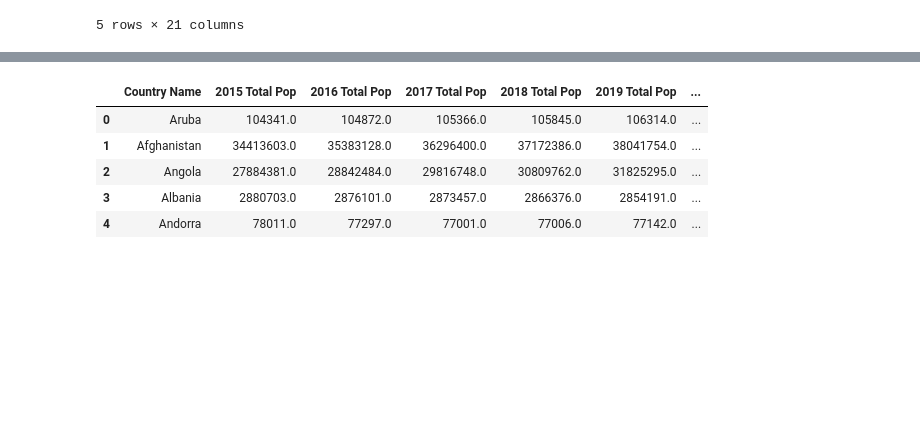
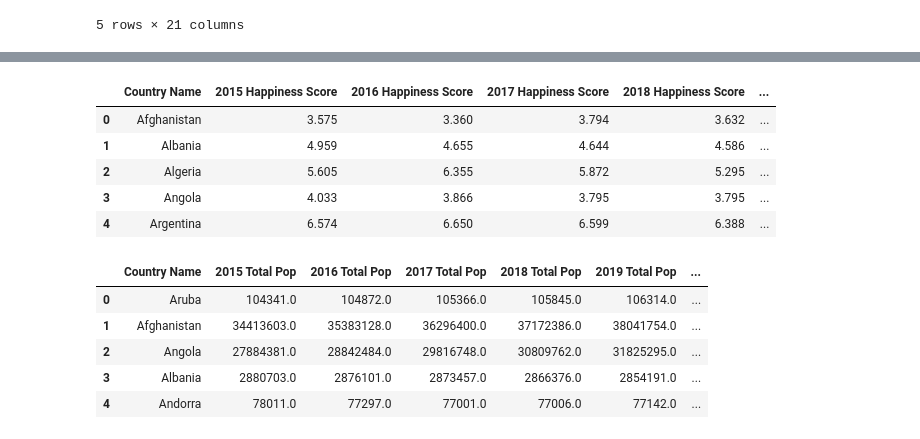
Before and after one commit to patpetrus/project-1-group-5, a Jupyter notebook: ocean_data/merge.ipynb, the cells around one changed output, grey strips where cells are left out. Cells and saved outputs as stored; diff of their text form; code cells hidden in the pictures; blank space fills up the shorter version.

```diff
--- a/ocean_data/merge.ipynb
+++ b/ocean_data/merge.ipynb
@@ -69,3 +82,14 @@ gov_expend_df.head()
+# %%
+# Import world happiness CSV
+whs_df = pd.read_csv(whs_path)
+whs_df.head()
+# %% [output]
+|  | Country Name | 2015 Happiness Score | 2016 Happiness Score | 2017 Happiness Score | 2018 Happiness Score | ... |
+| 0 | Afghanistan | 3.575 | 3.360 | 3.794 | 3.632 | ... |
+| 1 | Albania | 4.959 | 4.655 | 4.644 | 4.586 | ... |
+| 2 | Algeria | 5.605 | 6.355 | 5.872 | 5.295 | ... |
+| 3 | Angola | 4.033 | 3.866 | 3.795 | 3.795 | ... |
+| 4 | Argentina | 6.574 | 6.650 | 6.599 | 6.388 | ... |
 # %%
 # Merge pop/unemployment and GDP Dataframes
 pop_unemployment_df = pop_unemployment_df.merge(gdp_df, how='left', on='Country Name')
```
Also changed, not shown: parts of 7 cells of this notebook, 4 other files.
